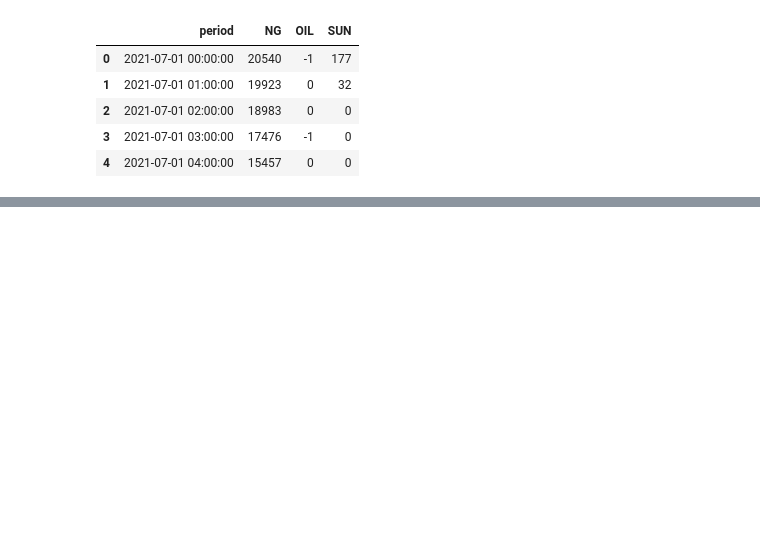
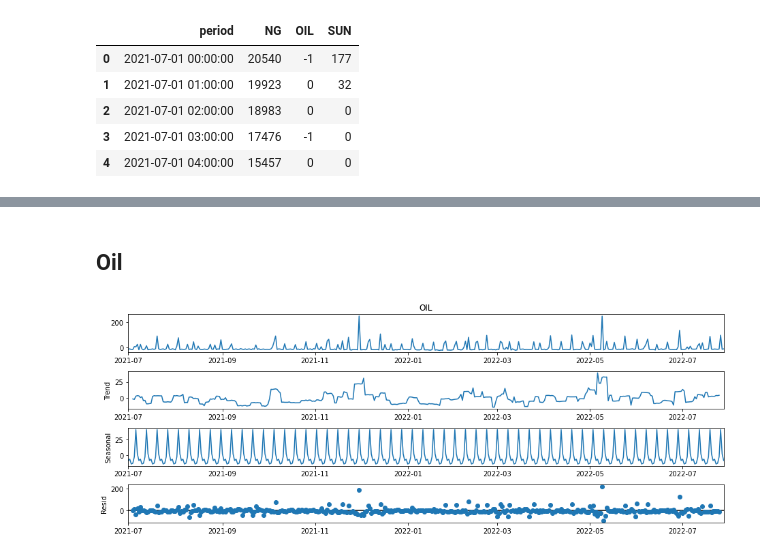
Before and after one commit to cdfurr/Solar-Power, a Jupyter notebook: Notebooks/Notebook_4.ipynb, the cells around one changed output, grey strips where cells are left out. Cells and saved outputs as stored; diff of their text form; code cells hidden in the pictures; blank space fills up the shorter version.

```diff
--- a/Notebooks/Notebook_4.ipynb
+++ b/Notebooks/Notebook_4.ipynb
@@ -97,0 +94,2 @@ Name: SUN, Length: 9432, dtype: int64
+# %%
+df_oil = df['OIL']
@@ -97,0 +123,10 @@ Name: SUN, Length: 9432, dtype: int64
+# %% [markdown]
+## Oil
+# %%
+decomp = seasonal_decompose(df_oil)
+fig = decomp.plot()
+fig.set_size_inches((13, 5))
+fig.tight_layout()
+plt.show()
+# %% [output]
+[figure, added]
```
Also changed, not shown: parts of 60 cells of this notebook, 3 other files.
